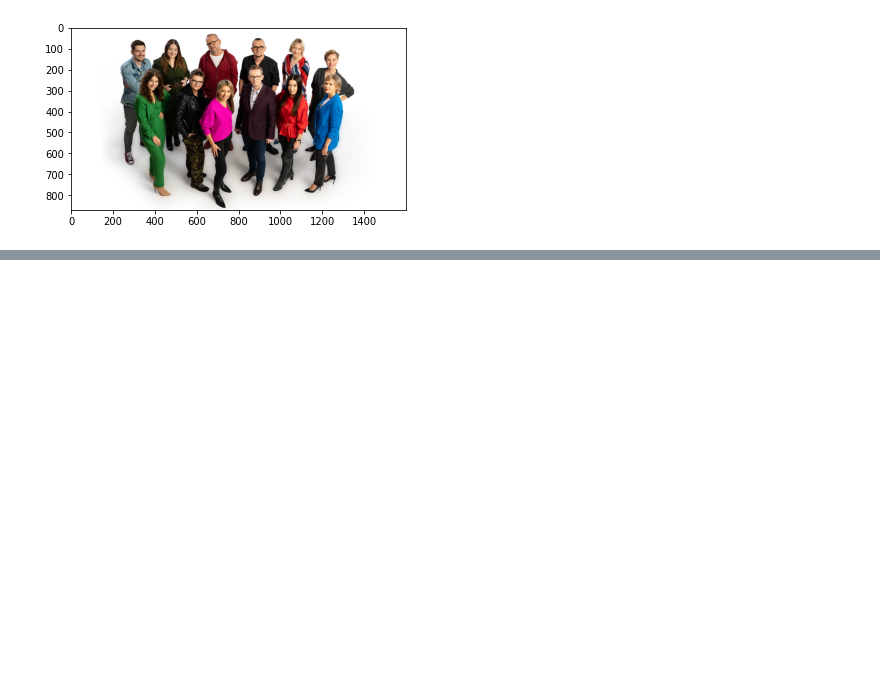
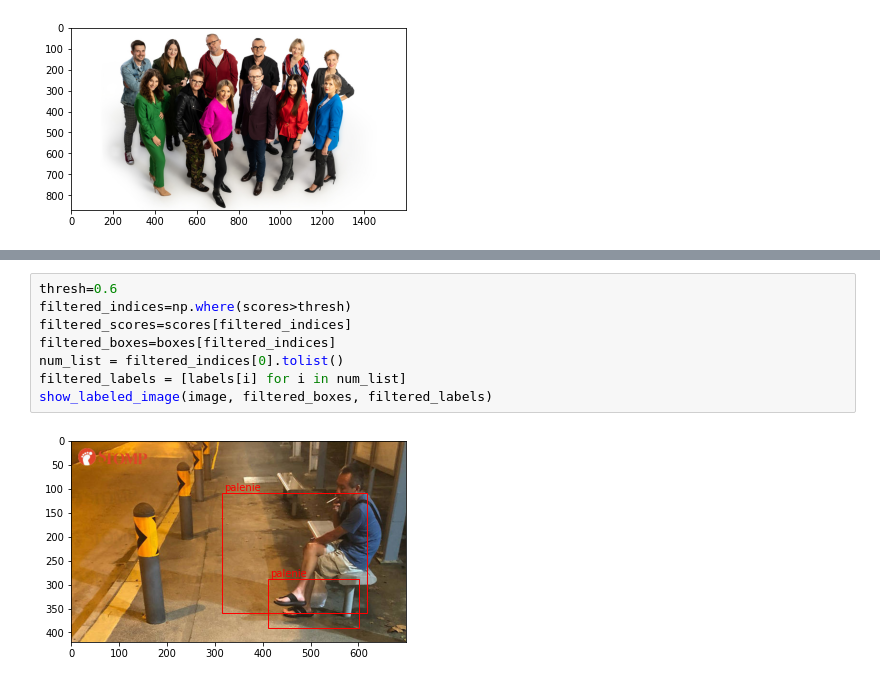
Before and after one commit to KubKill/Smoking-Detection-ML-Model, a Jupyter notebook: PUM_Projekt_Detekcja_palaczy.ipynb, the cells around one changed output, grey strips where cells are left out. Drawn from its saved outputs; the diff is of its cells as text; blank space fills up the shorter version.

```diff
--- a/PUM_Projekt_Detekcja_palaczy.ipynb
+++ b/PUM_Projekt_Detekcja_palaczy.ipynb
@@ -125,0 +137,10 @@ show_labeled_image(image, filtered_boxes, filtered_labels)
+# %%
+thresh=0.6
+filtered_indices=np.where(scores>thresh)
+filtered_scores=scores[filtered_indices]
+filtered_boxes=boxes[filtered_indices]
+num_list = filtered_indices[0].tolist()
+filtered_labels = [labels[i] for i in num_list]
+show_labeled_image(image, filtered_boxes, filtered_labels)
+# %% [output]
+[figure, added]
```
Also changed, not shown: parts of 8 cells of this notebook.
